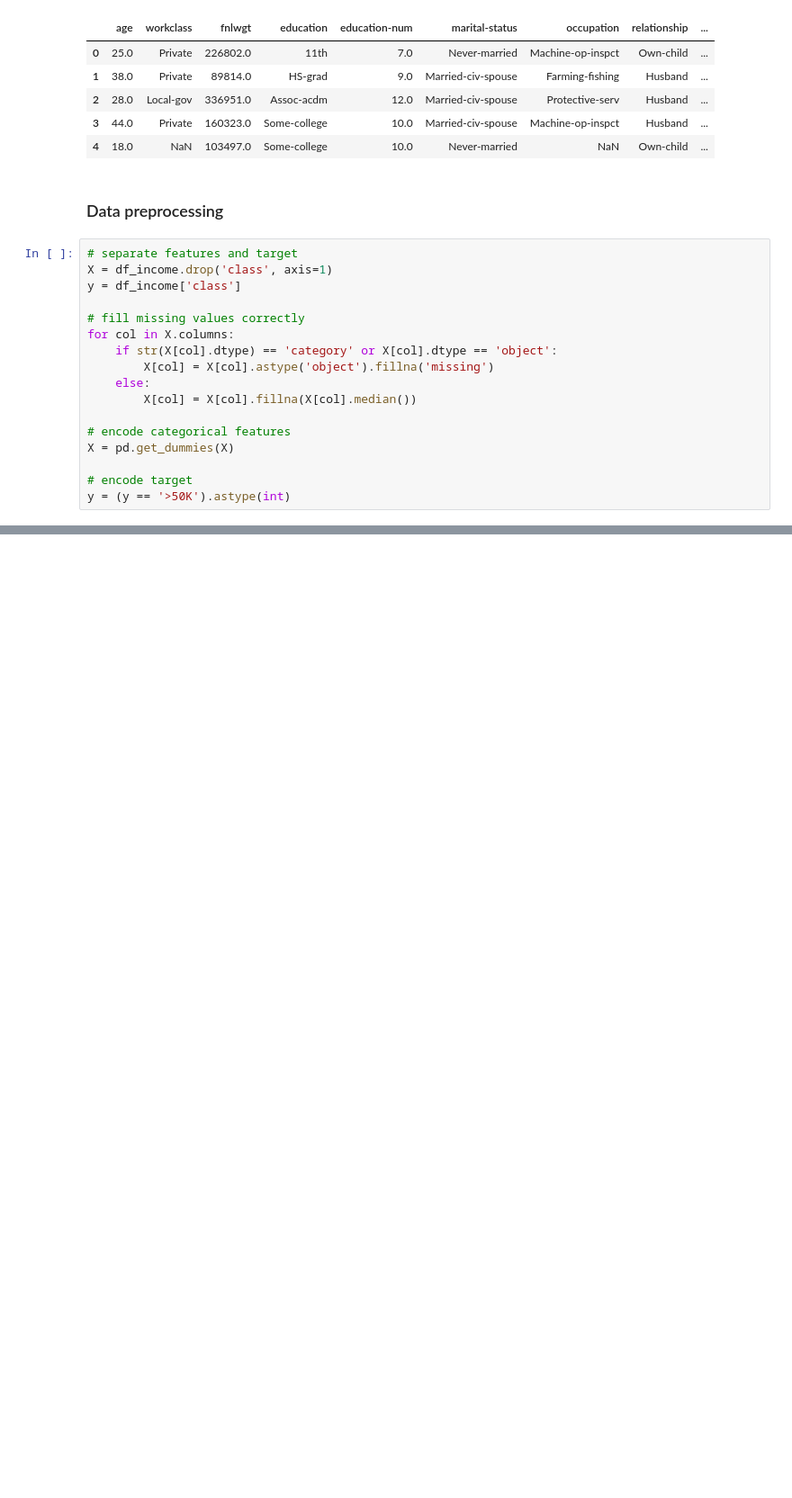
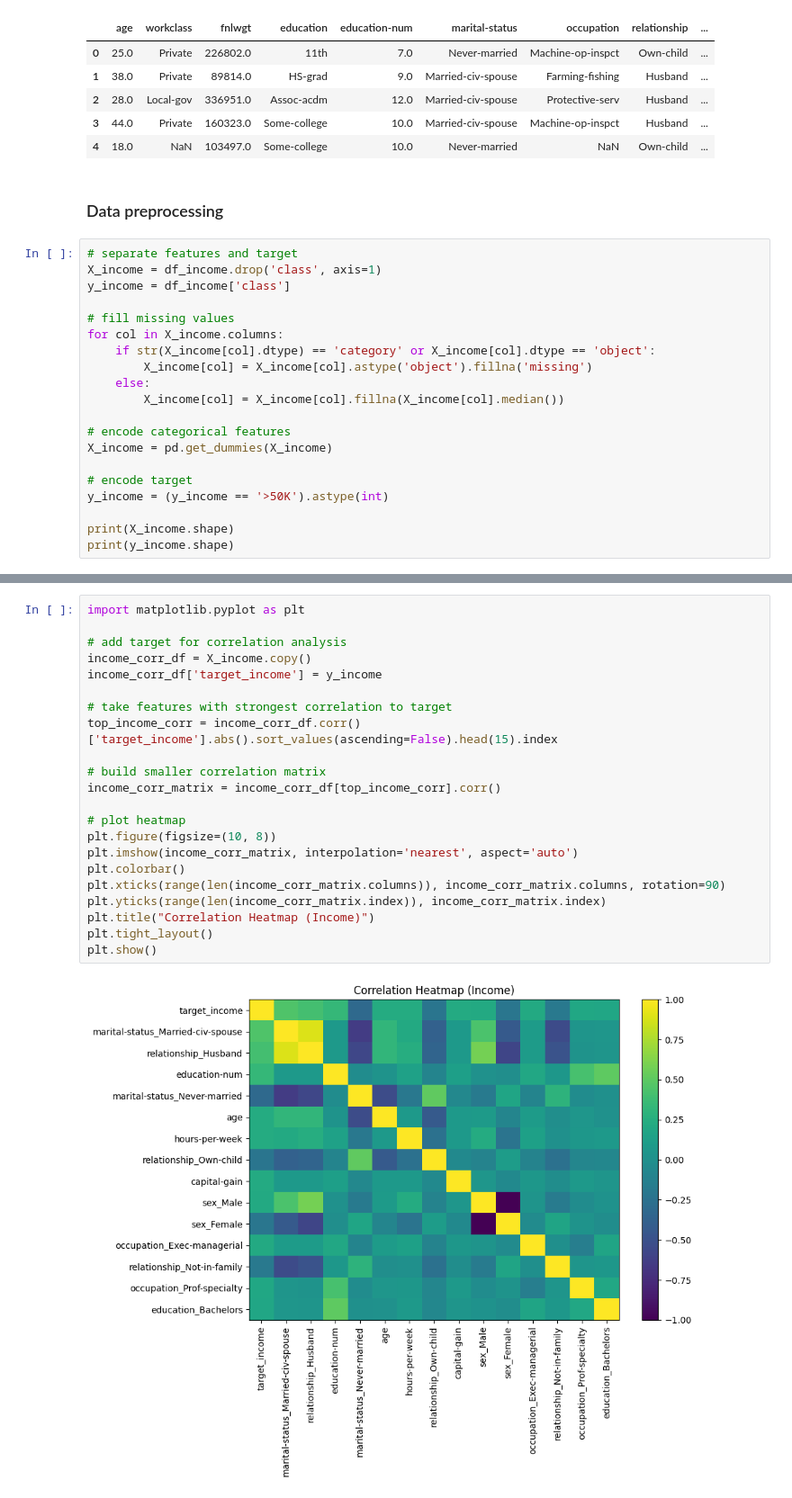
Before and after one commit to Yon1k3/Maksym-SAVCHUK-Camp-2026, a Jupyter notebook: lesson_5_decision_trees/lesson_5_dt_hometask.ipynb, the cells around one changed output, grey strips where cells are left out. Shown at 90% size. Cells and saved outputs as stored; diff of their text form; blank space fills up the shorter version.

```diff
--- a/lesson_5_decision_trees/lesson_5_dt_hometask.ipynb
+++ b/lesson_5_decision_trees/lesson_5_dt_hometask.ipynb
@@ -139,18 +140,21 @@ df_income.head()
 ### Data preprocessing
 # %%
 # separate features and target
-X = df_income.drop('class', axis=1)
-y = df_income['class']
+X_income = df_income.drop('class', axis=1)
+y_income = df_income['class']
 
-# fill missing values correctly
-for col in X.columns:
-    if str(X[col].dtype) == 'category' or X[col].dtype == 'object':
-        X[col] = X[col].astype('object').fillna('missing')
+# fill missing values
+for col in X_income.columns:
+    if str(X_income[col].dtype) == 'category' or X_income[col].dtype == 'object':
+        X_income[col] = X_income[col].astype('object').fillna('missing')
     else:
-        X[col] = X[col].fillna(X[col].median())
+        X_income[col] = X_income[col].fillna(X_income[col].median())
 
 # encode categorical features
-X = pd.get_dummies(X)
+X_income = pd.get_dummies(X_income)
 
 # encode target
-y = (y == '>50K').astype(int)
+y_income = (y_income == '>50K').astype(int)
+
+print(X_income.shape)
+print(y_income.shape)
@@ -233,0 +166,24 @@ test score (R^2)= 0.843
+# %%
+import matplotlib.pyplot as plt
+
+# add target for correlation analysis
+income_corr_df = X_income.copy()
+income_corr_df['target_income'] = y_income
+
+# take features with strongest correlation to target
+top_income_corr = income_corr_df.corr()['target_income'].abs().sort_values(ascending=False).head(15).index
+
+# build smaller correlation matrix
+income_corr_matrix = income_corr_df[top_income_corr].corr()
+
+# plot heatmap
+plt.figure(figsize=(10, 8))
+plt.imshow(income_corr_matrix, interpolation='nearest', aspect='auto')
+plt.colorbar()
+plt.xticks(range(len(income_corr_matrix.columns)), income_corr_matrix.columns, rotation=90)
+plt.yticks(range(len(income_corr_matrix.index)), income_corr_matrix.index)
+plt.title("Correlation Heatmap (Income)")
+plt.tight_layout()
+plt.show()
+# %% [output]
+[figure, added]
```
Also changed, not shown: parts of 32 cells of this notebook, 1 other file.
